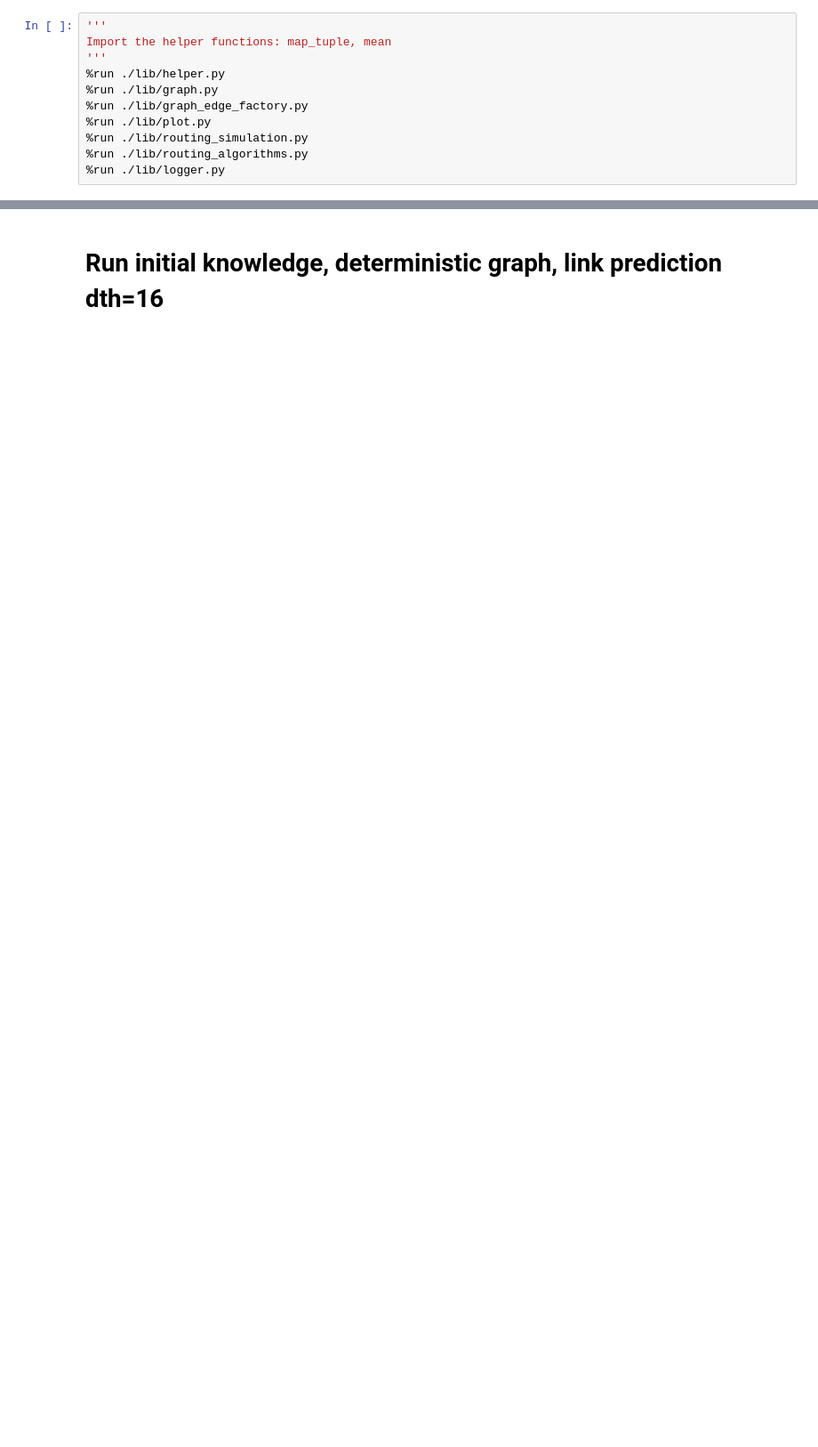
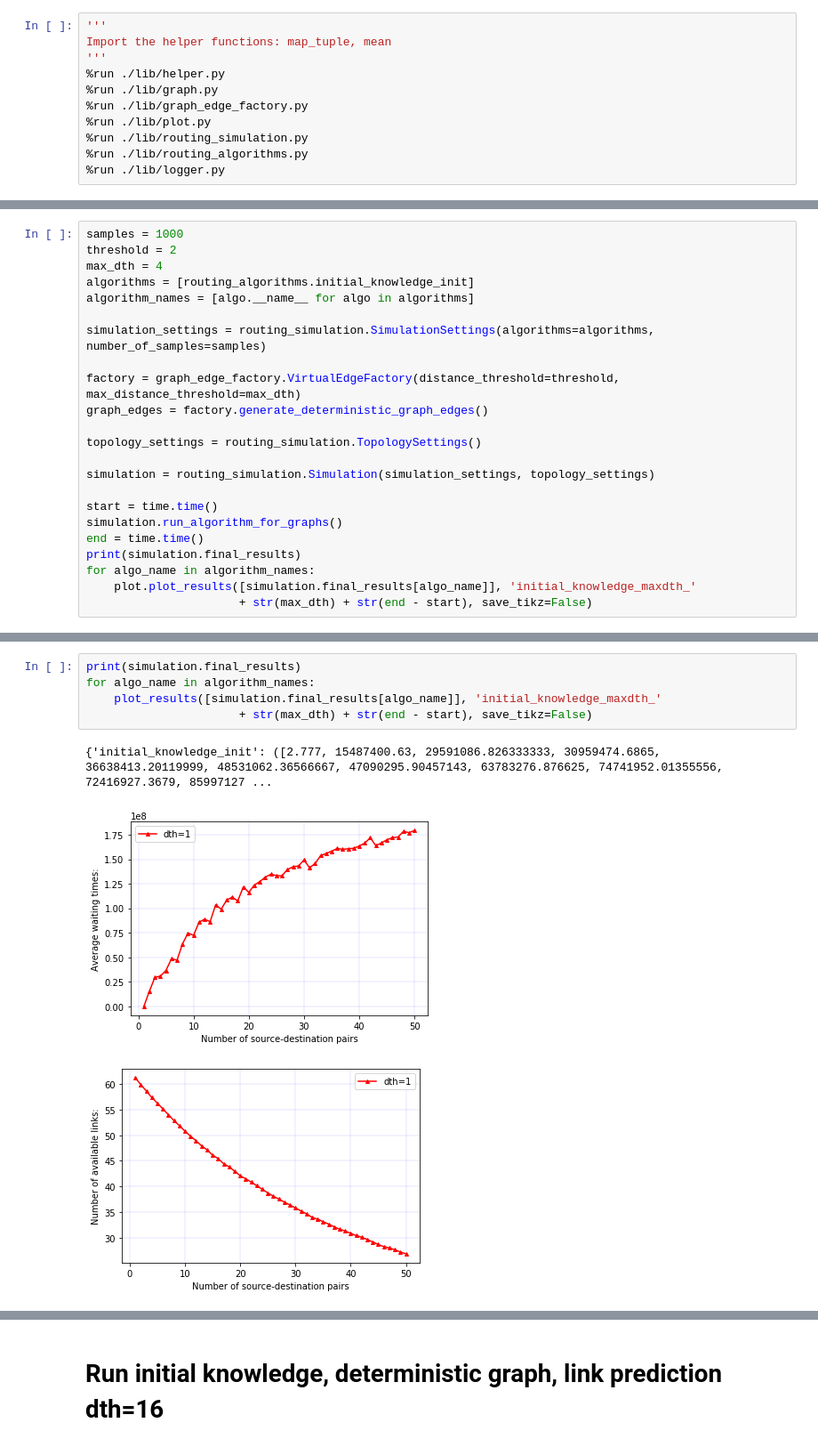
Before and after one commit to antalszava/quantum_network_routing, a Jupyter notebook: notebooks/proc_2.ipynb, the cells around one changed output, grey strips where cells are left out. Shown at 89% size. Cells and saved outputs as stored; diff of their text form; blank space fills up the shorter version.

```diff
--- a/notebooks/proc_2.ipynb
+++ b/notebooks/proc_2.ipynb
@@ -11,0 +14,23 @@ Import the helper functions: map_tuple, mean
+# %%
+samples = 1000
+threshold = 2
+max_dth = 4
+algorithms = [routing_algorithms.initial_knowledge_init]
+algorithm_names = [algo.__name__ for algo in algorithms]
+
+simulation_settings = routing_simulation.SimulationSettings(algorithms=algorithms, number_of_samples=samples)
+
+factory = graph_edge_factory.VirtualEdgeFactory(distance_threshold=threshold, max_distance_threshold=max_dth)
+graph_edges = factory.generate_deterministic_graph_edges()
+
+topology_settings = routing_simulation.TopologySettings()
+
+simulation = routing_simulation.Simulation(simulation_settings, topology_settings)
+
+start = time.time()
+simulation.run_algorithm_for_graphs()
+end = time.time()
+print(simulation.final_results)
+for algo_name in algorithm_names:
+    plot.plot_results([simulation.final_results[algo_name]], 'initial_knowledge_maxdth_'
+                      + str(max_dth) + str(end - start), save_tikz=False)
@@ -11,0 +58,9 @@ Import the helper functions: map_tuple, mean
+# %%
+print(simulation.final_results)
+for algo_name in algorithm_names:
+    plot_results([simulation.final_results[algo_name]], 'initial_knowledge_maxdth_'
+                      + str(max_dth) + str(end - start), save_tikz=False)
+# %% [output]
+{'initial_knowledge_init': ([2.777, 15487400.63, 29591086.826333333, 30959474.6865, 36638413.20119999, 48531062.36566667, 47090295.90457143, 63783276.876625, 74741952.01355556, 72416927.3679, 85997127 ...
+[figure, added]
+[figure, added]
```
Also changed, not shown: parts of 4 cells of this notebook, 11 other files.
